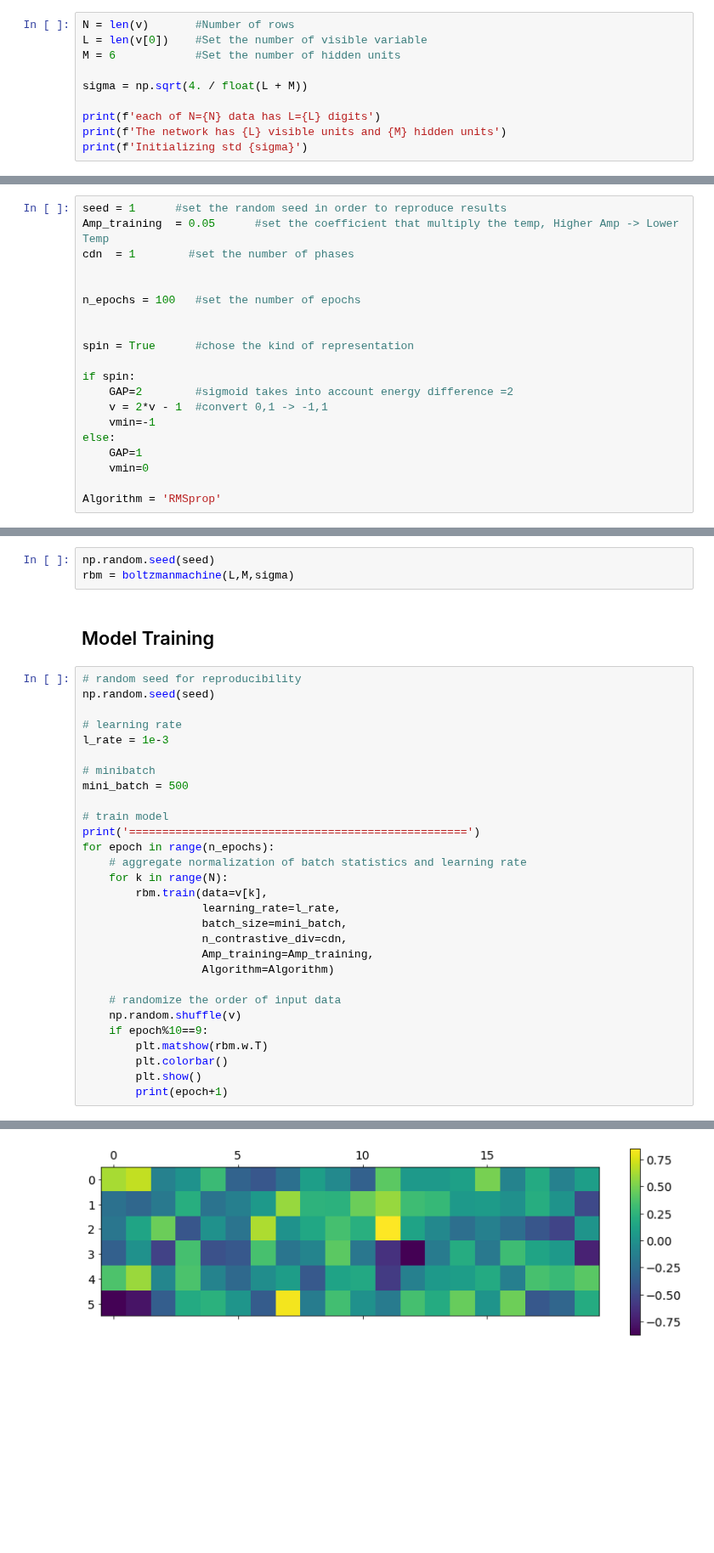
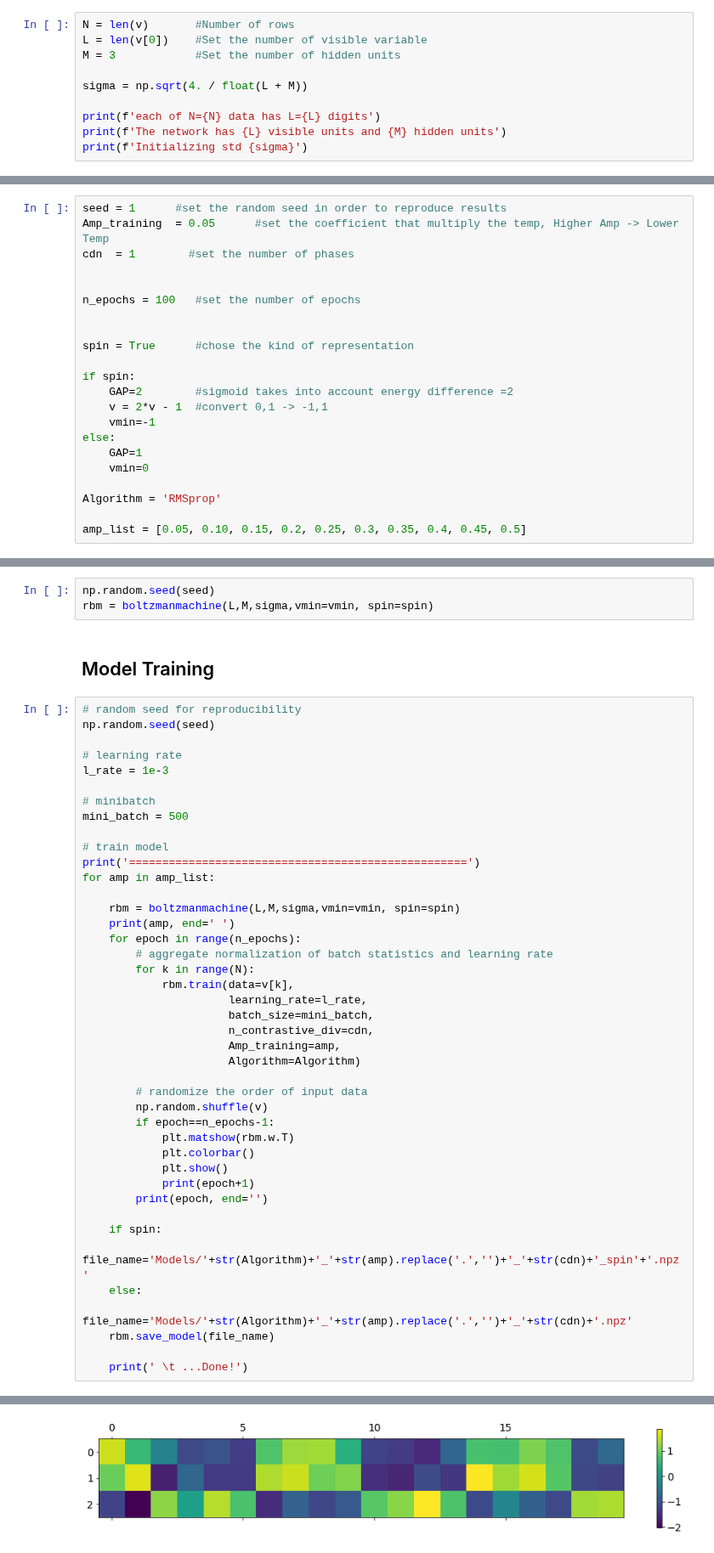
Before and after one commit to threeblueonebrowneyes/lcpb-homework, a Jupyter notebook: HW_02/TrainingRBM.ipynb, the cells around one changed output, grey strips where cells are left out. Shown at 85% size. Cells and saved outputs as stored; diff of their text form; blank space fills up the shorter version.

```diff
--- a/HW_02/TrainingRBM.ipynb
+++ b/HW_02/TrainingRBM.ipynb
@@ -29,7 +29,7 @@ print(perror, serror)
 # %%
 N = len(v)       #Number of rows
 L = len(v[0])    #Set the number of visible variable
-M = 6            #Set the number of hidden units
+M = 3            #Set the number of hidden units
 
 sigma = np.sqrt(4. / float(L + M))
 
@@ -62,11 +62,13 @@ else:
     vmin=0
 
 Algorithm = 'RMSprop'
+
+amp_list = [0.05, 0.10, 0.15, 0.2, 0.25, 0.3, 0.35, 0.4, 0.45, 0.5]
 # %% [markdown]
 ## Initialize the Restricted Boltzmann Machine
 # %%
 np.random.seed(seed)
-rbm = boltzmanmachine(L,M,sigma)
+rbm = boltzmanmachine(L,M,sigma,vmin=vmin, spin=spin)
 # %% [markdown]
 ## Model Training
 # %%
@@ -81,22 +83,35 @@ mini_batch = 500
 
 # train model
 print('===================================================')
-for epoch in range(n_epochs):
-    # aggregate normalization of batch statistics and learning rate
-    for k in range(N):
-        rbm.train(data=v[k],
-                  learning_rate=l_rate,
-                  batch_size=mini_batch,
-                  n_contrastive_div=cdn,
-                  Amp_training=Amp_training,
-                  Algorithm=Algorithm)
+for amp in amp_list:
 
-    # randomize the order of input data
-    np.random.shuffle(v)
-    if epoch%10==9:
-        plt.matshow(rbm.w.T)
-        plt.colorbar()
-        plt.show()
-        print(epoch+1)
+    rbm = boltzmanmachine(L,M,sigma,vmin=vmin, spin=spin)
+    print(amp, end=' ')
+    for epoch in range(n_epochs):
+        # aggregate normalization of batch statistics and learning rate
+        for k in range(N):
+            rbm.train(data=v[k],
+                      learning_rate=l_rate,
+                      batch_size=mini_batch,
+                      n_contrastive_div=cdn,
+                      Amp_training=amp,
+                      Algorithm=Algorithm)
+
+        # randomize the order of input data
+        np.random.shuffle(v)
+        if epoch==n_epochs-1:
+            plt.matshow(rbm.w.T)
+            plt.colorbar()
+            plt.show()
+            print(epoch+1)
+        print(epoch, end='')
+
+    if spin:
+        file_name='Models/'+str(Algorithm)+'_'+str(amp).replace('.','')+'_'+str(cdn)+'_spin'+'.npz'
+    else:
+        file_name='Models/'+str(Algorithm)+'_'+str(amp).replace('.','')+'_'+str(cdn)+'.npz'
+    rbm.save_model(file_name)
+
+    print(' \t ...Done!')
 # %% [output]
 ===================================================
@@ -103 +119 @@ for epoch in range(n_epochs):
-[figure, old version]
+[figure, new version]
```
Also changed, not shown: parts of 4 cells of this notebook, 30 other files.
